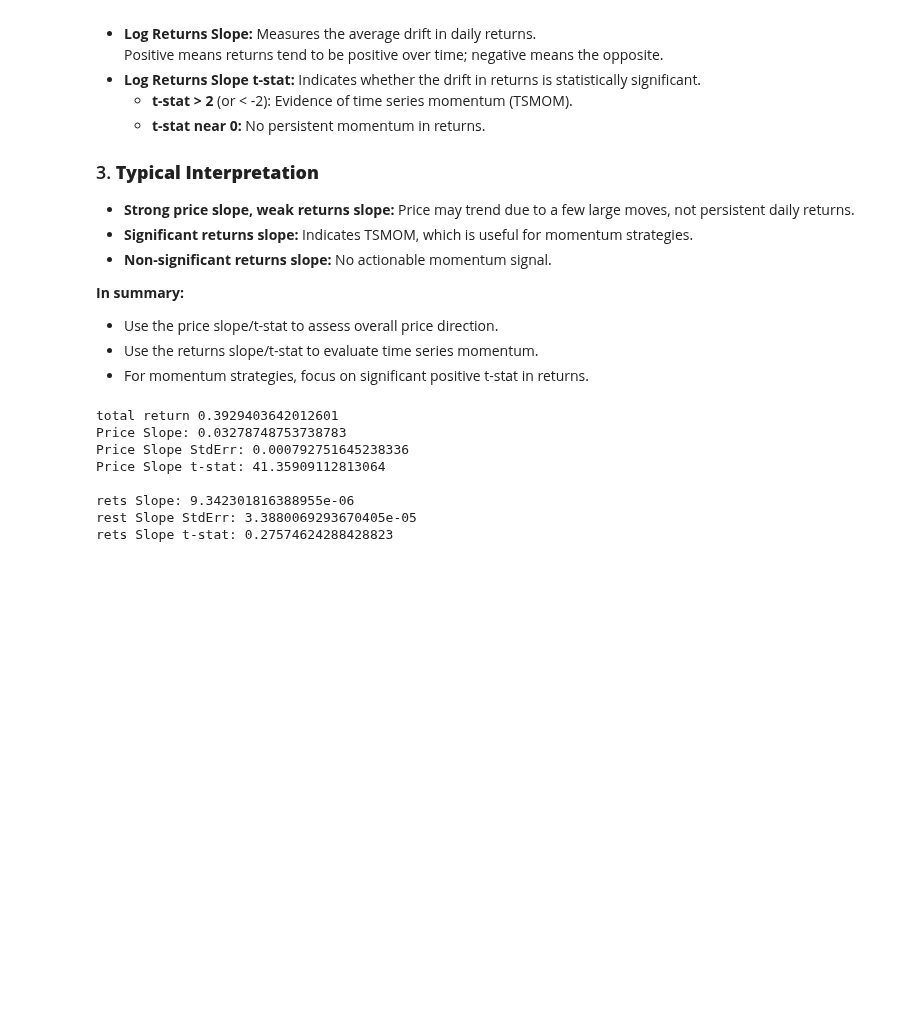
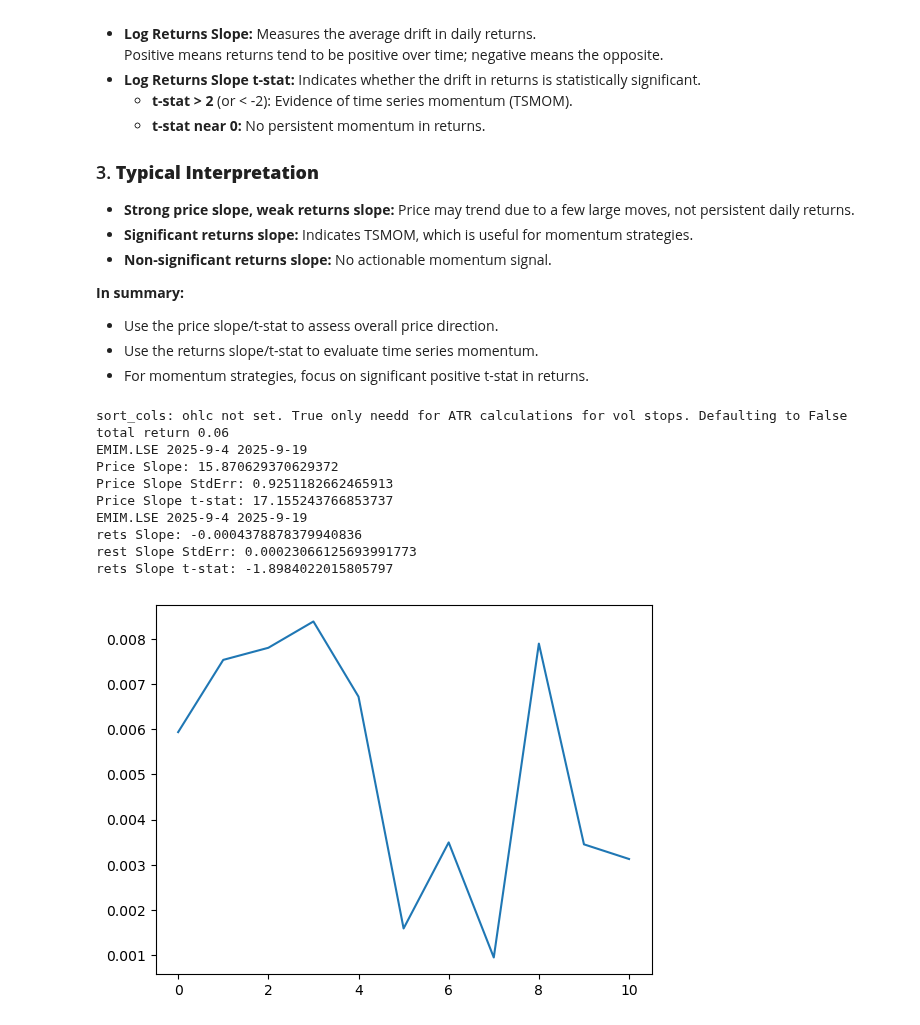
Before and after one commit to nimchimpski/GeoQuant, a Jupyter notebook: various/t-stat_slope.ipynb, the cells around one changed output. Drawn from its saved outputs; the diff is of its cells as text; code cells hidden in the pictures; blank space fills up the shorter version.

Commit message:
t-stat

```diff
--- a/various/t-stat_slope.ipynb
+++ b/various/t-stat_slope.ipynb
@@ -51,46 +43,54 @@ rets Slope t-stat: -0.6421811875348802
 - For momentum strategies, focus on significant positive t-stat in returns.
 # %%
 
-
-s =f1.fetch_csv_robust('ICLN.US', params=config.params)
+ticker='EMIM.LSE'
+start='2025-9-4'
+end='2025-9-19'
+s =f1.fetch_csv_robust(ticker, params=config.params)
 s=f1.sort_cols(s)
-s=f2.trim_series(s, '2025-4-22')
+s=f2.trim_series(s, start, end)
 x_rets = np.log(s / s.shift(1)).dropna()
 
 total_return=(s.iloc[-1]/s.iloc[0])-1
 # slope=(s.iloc[-1]-s.iloc[0])/lens
-print('total return',total_return)
+print('total return',round(total_return, 2))
 # print('slope',slope)
 
 k=np.arange(len(s.values))
 result1=linregress(k,s.values)
 slope1=result1.slope
 stderr1=result1.stderr
 t_stat1=slope1/stderr1
+print(ticker, start, end)
 print('Price Slope:',slope1)
 print('Price Slope StdErr:',stderr1)
 print('Price Slope t-stat:',t_stat1)
 
 
-print('')
+print(ticker, start, end )
 # for returns
 x = np.arange(len(x_rets.values))
 
 result = linregress(x, x_rets.values)
 slope = result.slope
 stderr = result.stderr
 t_stat = slope / stderr
 
 print("rets Slope:", slope)
 print("rest Slope StdErr:", stderr)
 print("rets Slope t-stat:", t_stat)
 # print(x)
+plt.plot(x, x_rets.values)
+plt.show()
 # %% [output]
-total return 0.3929403642012601
-Price Slope: 0.03278748753738783
-Price Slope StdErr: 0.000792751645238336
-Price Slope t-stat: 41.35909112813064
-
-rets Slope: 9.342301816388955e-06
-rest Slope StdErr: 3.3880069293670405e-05
-rets Slope t-stat: 0.27574624288428823
+sort_cols: ohlc not set. True only needd for ATR calculations for vol stops. Defaulting to False
+total return 0.06
+EMIM.LSE 2025-9-4 2025-9-19
+Price Slope: 15.870629370629372
+Price Slope StdErr: 0.9251182662465913
+Price Slope t-stat: 17.155243766853737
+EMIM.LSE 2025-9-4 2025-9-19
+rets Slope: -0.0004378878379940836
+rest Slope StdErr: 0.00023066125693991773
+rets Slope t-stat: -1.8984022015805797
+[figure, added]
```
Also changed, not shown: parts of 1 cell of this notebook, 20 other files.
